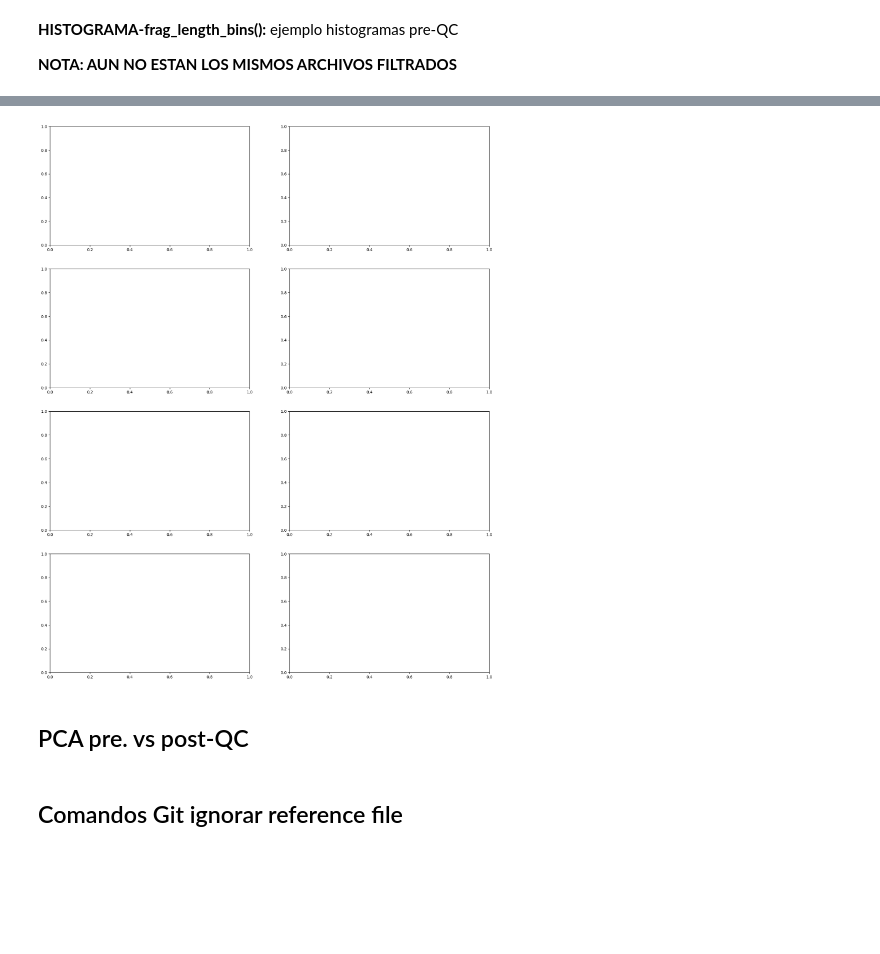
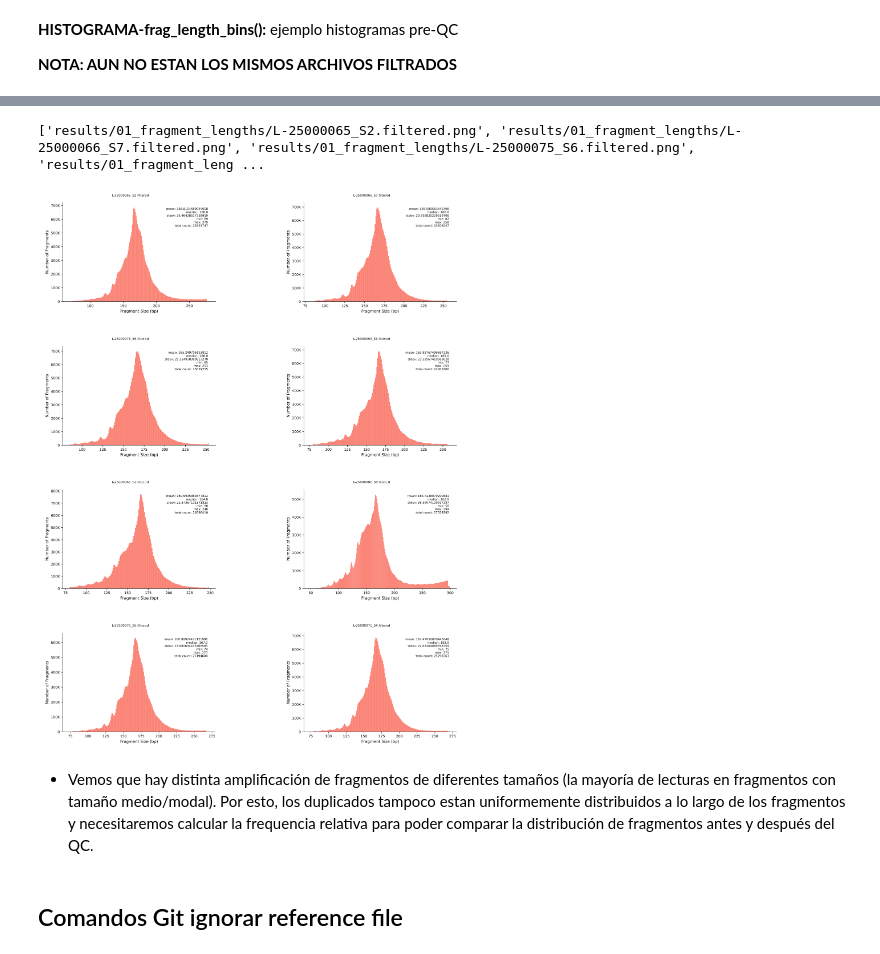
Before and after one commit to sara-suarez93/bcltofrag, a Jupyter notebook: notebook_analysis_fragmentomics.ipynb, the cells around one changed output, grey strips where cells are left out. Cells and saved outputs as stored; diff of their text form; code cells hidden in the pictures; blank space fills up the shorter version.

```diff
--- a/notebook_analysis_fragmentomics.ipynb
+++ b/notebook_analysis_fragmentomics.ipynb
@@ -289,0 +302,3 @@ print(list_pool527)
+# %%
+list_pool527 = ['L-25000063_S1', 'L-25000080_S8', 'L-25000065_S2', 'L-25000071_S4', 'L-25000075_S6', 'L-25000076_S5', 'L-25000069_S3', 'L-25000066_S7']
+list_pool527
@@ -290,47 +314,50 @@ print(list_pool527)
 # %%
 import pandas as pd
 import matplotlib.pyplot as plt
 import matplotlib.image as mpimg
 
 # defino panel
 fig, axes = plt.subplots(4, 2, figsize=(20, 25))
 
 # flatten ejes
 axes = axes.flatten()
 
 # lista a rellenar con archivos de pool-527
 pngfiles = []
 
 for filename in glob.glob("results/01_fragment_lengths/*.filtered.png"):
 
     samplename = os.path.basename(filename).replace(".filtered.png", "")
     #print(samplename)
     #print(os.path.basename(filename))
 
     if samplename in list_pool527:
-        print(samplename)
+        #print(samplename)
 
         # anyadir filename entero a lista
-        pngfiles.append(os.path.basename(filename))
+        pngfiles.append(filename)
 
-        # iteramos en axis e imagenes
-        for ax, img_path in zip(axes, pngfiles):
-            img = mpimg.imread(img_path)
-            ax.imshow(img)
-            ax.axis("off")  # no ticks or frames
+print(pngfiles)
 
-            # saco el nombre
-            fname = os.path.basename(img_path)
+# iteramos en axis e imagenes
+for ax, img_path in zip(axes, pngfiles):
+    img = mpimg.imread(img_path)
+    ax.imshow(img)
+    ax.axis("off")  # no ticks or frames
 
-            # cogo lo de antes de .png para identificar filtrado
-            title = fname.split(".png")[0]
+    # saco el nombre
+    fname = os.path.basename(img_path)
 
-            # titulo
-            ax.set_title(title, fontsize=8)
+    # cogo lo de antes de .png para identificar filtrado
+    title = fname.split(".png")[0]
+
+    # titulo
+    ax.set_title(title, fontsize=8)
 # %% [output]
+['results/01_fragment_lengths/L-25000065_S2.filtered.png', 'results/01_fragment_lengths/L-25000066_S7.filtered.png', 'results/01_fragment_lengths/L-25000075_S6.filtered.png', 'results/01_fragment_leng ...
-[figure, old version]
+[figure, new version]
-# %% [markdown]
-## PCA pre. vs post-QC
+# %% [markdown]
+* Vemos que hay distinta amplificación de fragmentos de diferentes tamaños (la mayoría de lecturas en fragmentos con tamaño medio/modal). Por esto, los duplicados tampoco estan uniformemente distribuidos a lo largo de los fragmentos y necesitaremos calcular la frequencia relativa para poder comparar la distribución de fragmentos antes y después del QC.
 # %% [markdown]
 ## Comandos Git ignorar reference file
 # %%
```
Also changed, not shown: parts of 22 cells of this notebook, 4 other files.
